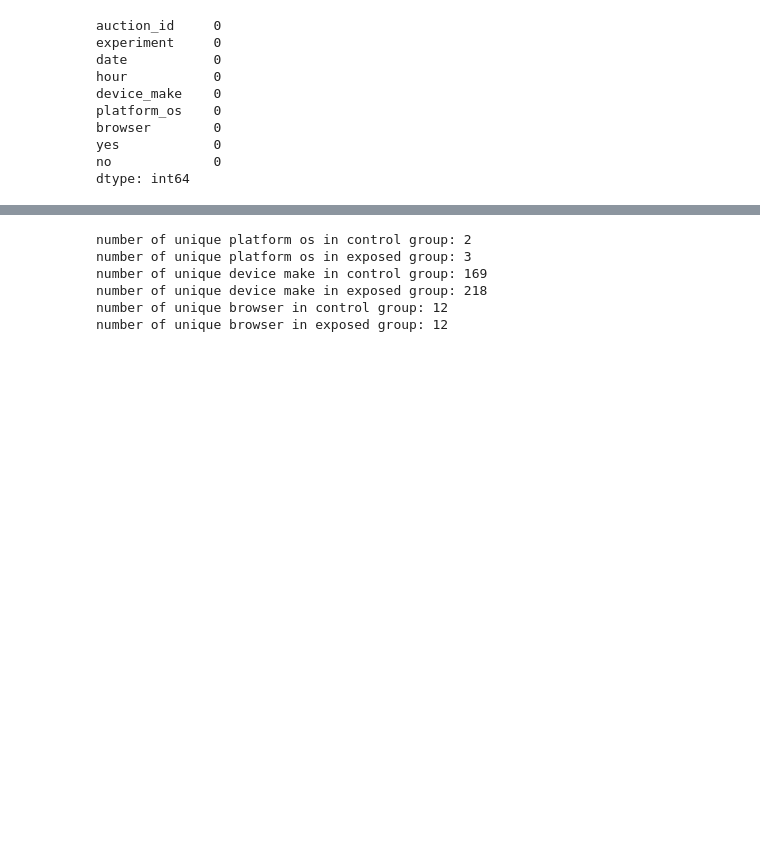
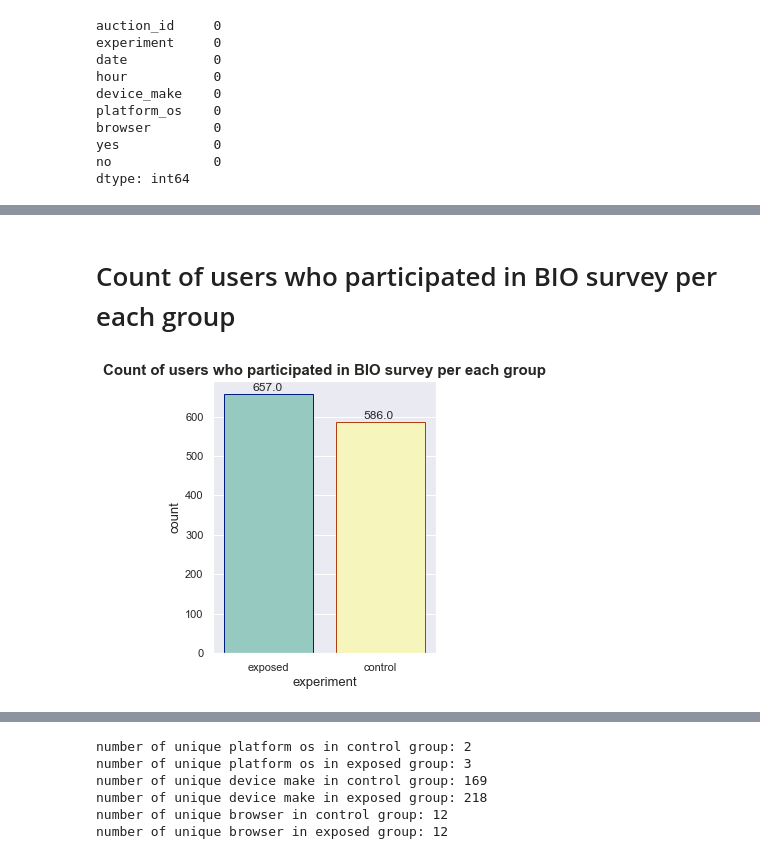
Before and after one commit to Jesjoce/Ad-campaign-performance-project, a Jupyter notebook: Data visualization/data_visualization.ipynb, the cells around one changed output, grey strips where cells are left out. Saved outputs shown, nothing was run; the diff lists cells and outputs as text; code cells hidden in the pictures; blank space fills up the shorter version.

```diff
--- a/Data visualization/data_visualization.ipynb
+++ b/Data visualization/data_visualization.ipynb
@@ -53,0 +73,13 @@ dtype: int64
+# %% [markdown]
+# Count of users who participated in BIO survey per each group
+# %%
+plt.figure(figsize=(4,5))
+sns.set(style = 'darkgrid')
+ax = sns.countplot( x= 'experiment', data = data[~((data['yes']==0) & (data['no']==0))], palette = 'Set3', edgecolor=sns.color_palette("dark", 10))
+ax.set_title('Count of users who participated in BIO survey per each group', fontsize=15, fontweight='bold')
+ax.set_xlabel('experiment', fontsize=13)
+ax.set_ylabel('count', fontsize=13)
+for p in ax.patches:
+    ax.annotate('{:.1f}'.format(p.get_height()), (p.get_x()+0.25, p.get_height()+7))
+# %% [output]
+[figure, added]
```
Also changed, not shown: parts of 18 cells of this notebook.
